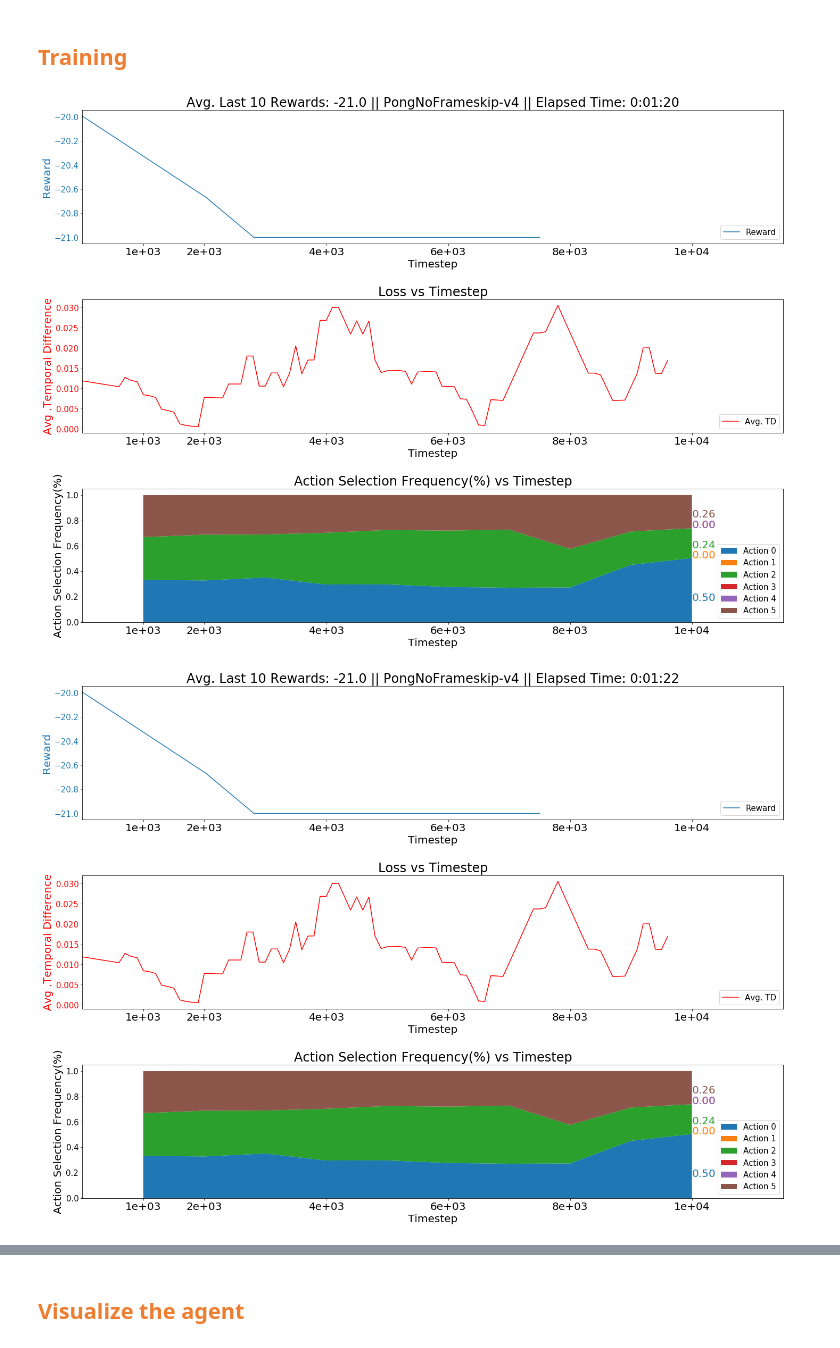
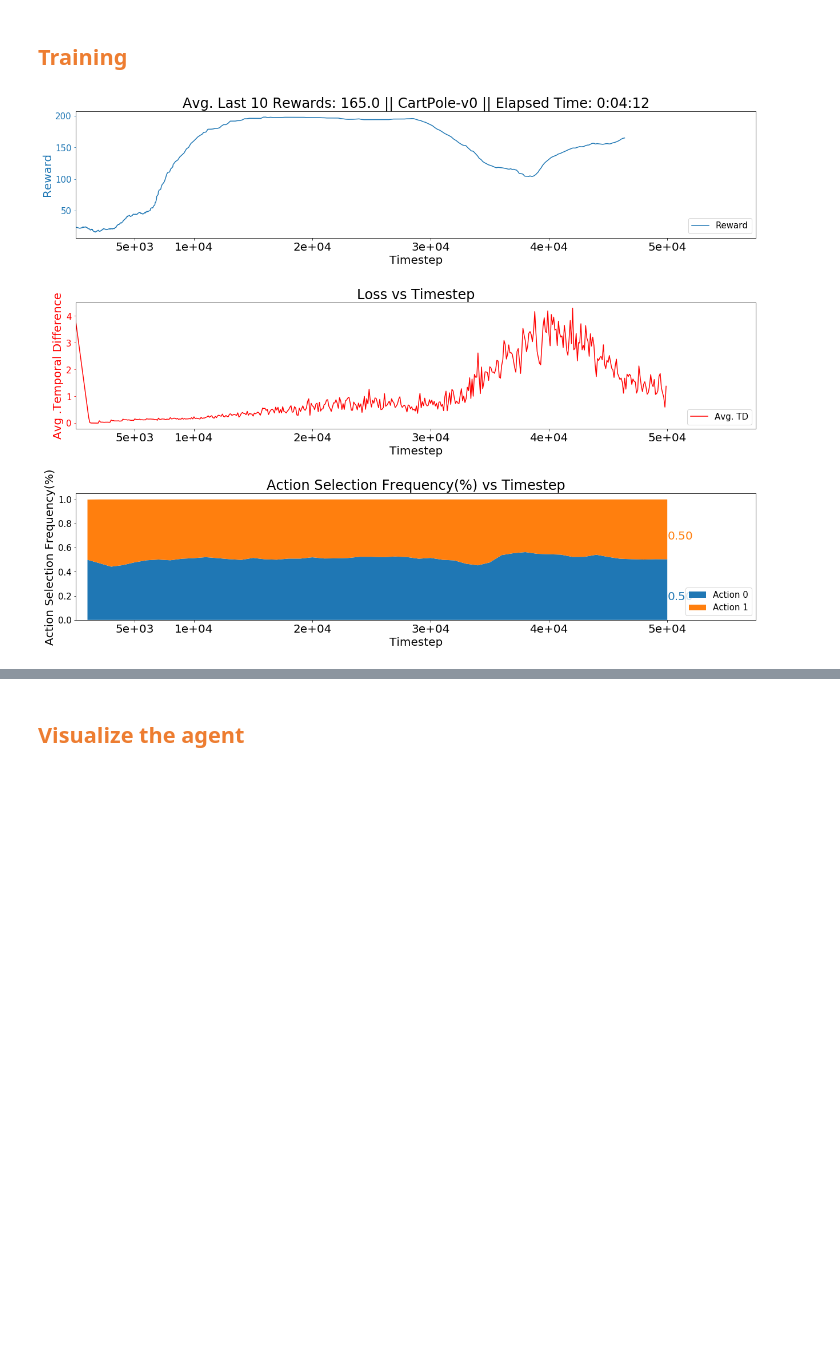
Before and after one commit to yfletberliac/rlss-2019, a Jupyter notebook: labs/02.DQN.ipynb, the cells around one changed output, grey strips where cells are left out. Cells and saved outputs as stored; diff of their text form; code cells hidden in the pictures; blank space fills up the shorter version.

```diff
--- a/labs/02.DQN.ipynb
+++ b/labs/02.DQN.ipynb
@@ -347,23 +383,23 @@ class Config(object):
 
         # Main agent variables
         self.GAMMA=0.99
-        self.LR=1e-4
+        self.LR=1e-3
 
         # Epsilon variables
         self.epsilon_start    = 1.0
         self.epsilon_final    = 0.01
-        self.epsilon_decay    = 30000
-        self.epsilon_by_frame = lambda frame_idx: config.epsilon_final + (config.epsilon_start - config.epsilon_final) * math.exp(-1. * frame_idx / config.epsilon_decay)
+        self.epsilon_decay    = 10000
+        self.epsilon_by_sample = lambda sample_idx: config.epsilon_final + (config.epsilon_start - config.epsilon_final) * math.exp(-1. * sample_idx / config.epsilon_decay)
 
         # Memory
         self.TARGET_NET_UPDATE_FREQ = 1000
-        self.EXP_REPLAY_SIZE = 100000
-        self.BATCH_SIZE = 16
+        self.EXP_REPLAY_SIZE = 10000
+        self.BATCH_SIZE = 64
 
         # Learning control variables
-        self.LEARN_START = 100
-        self.MAX_FRAMES=10000
-        self.UPDATE_FREQ = 100
+        self.LEARN_START = 1000
+        self.MAX_SAMPLES = 50000
+        self.UPDATE_FREQ = 1
 
         # Data logging parameters
         self.ACTION_SELECTION_COUNT_FREQUENCY = 1000
@@ -374,6 +410,7 @@ config = Config()
 ## <font color='#ed7d31'>Training</font>
 # %%
 import gym
+from openai_monitor import Monitor
 from IPython import display
 import matplotlib
 import matplotlib.pyplot as plt
@@ -391,51 +428,42 @@ except OSError:
     for f in files:
         os.remove(f)
 
-env_id = "PongNoFrameskip-v4"
-env    = make_atari(env_id)
+env_id = 'CartPole-v0'
+env    = gym.make(env_id)
 env    = Monitor(env, os.path.join(log_dir, env_id))
-env    = wrap_deepmind(env, episode_life=True, clip_rewards=True, frame_stack=False, scale=True)
-env    = WrapPyTorch(env)
-# Hack to consider only actions that have an impact on the game
-NOOP, UP, DOWN = 0, 2, 5
-pong_actions = [NOOP, UP, DOWN]
-num_actions = 3
 
-model  = Model(env=env, num_actions=num_actions, config=config, log_dir=log_dir)
+model  = Model(env=env, config=config, log_dir=log_dir)
 
 episode_reward = 0
 
 observation = env.reset()
-for frame_idx in range(1, config.MAX_FRAMES + 1):
+for sample_idx in range(1, config.MAX_SAMPLES + 1):
 
-    epsilon = config.epsilon_by_frame(frame_idx)
+    epsilon = config.epsilon_by_sample(sample_idx)
 
     action = model.get_action(observation, epsilon)
     # Log action selection
-    model.save_action(pong_actions[action], frame_idx)
+    model.save_action(action, sample_idx)
 
     prev_observation=observation
-    observation, reward, done, _ = env.step(pong_actions[action])
+    observation, reward, done, _ = env.step(action)
     observation = None if done else observation
 
-    model.update(prev_observation, action, reward, observation, frame_idx)
+    model.update(prev_observation, action, reward, observation, sample_idx)
     episode_reward += reward
 
     if done:
         observation = env.reset()
         model.save_reward(episode_reward)
         episode_reward = 0
-
-    if frame_idx % 100 == 0:
+    if sample_idx % 1000 == 0:
         try:
             clear_output(True)
-            plot_all_data(log_dir, env_id, 'DQN', config.MAX_FRAMES, bin_size=(10, 100, 100, 1), smooth=1, time=timedelta(seconds=int(timer()-start)), ipynb=True)
+            plot_all_data(log_dir, env_id, 'DQN', config.MAX_SAMPLES, bin_size=(10, 100, 100, 1), smooth=1, time=timedelta(seconds=int(timer()-start)), ipynb=True)
         except IOError:
             pass
 
 model.save_w()
 env.close()
-plot_all_data(log_dir, env_id, 'DQN', config.MAX_FRAMES, bin_size=(10, 100, 100, 1), smooth=1, time=timedelta(seconds=int(timer()-start)), ipynb=True)
 # %% [output]
-[figure, old version]
+[figure, new version]
-[figure, removed]
```
Also changed, not shown: parts of 22 cells of this notebook, 2 other files.
